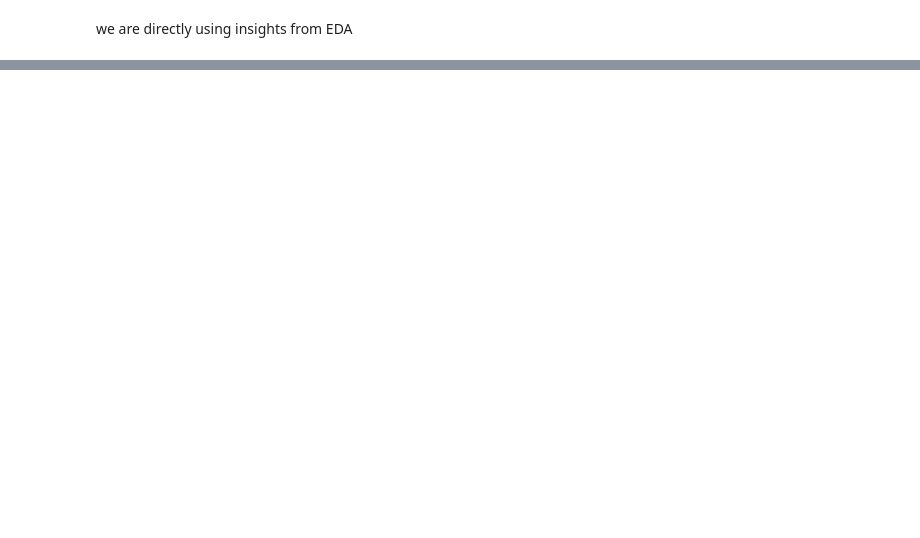
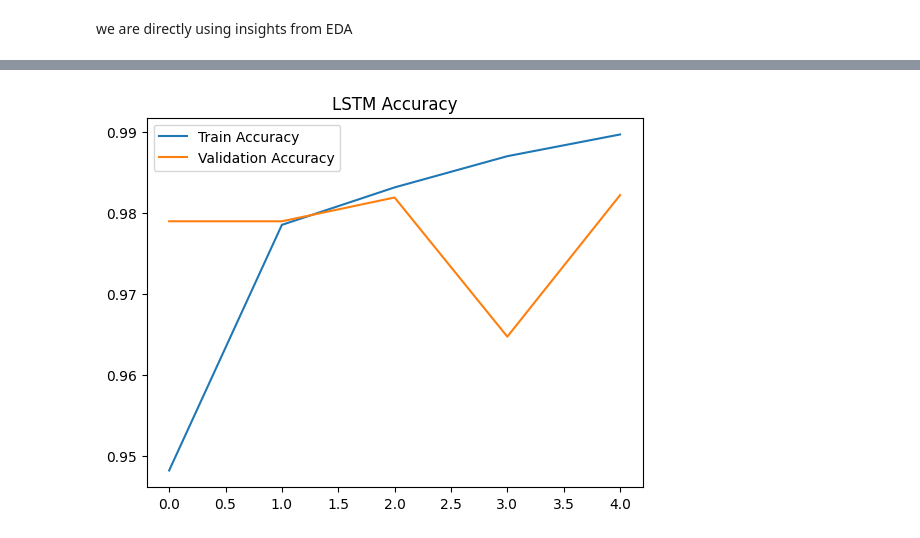
Before and after one commit to hiteshjha24/Fake-internship-and-Scam-job-detection, a Jupyter notebook: model_training.ipynb, the cells around one changed output, grey strips where cells are left out. Cells and saved outputs as stored; diff of their text form; code cells hidden in the pictures; blank space fills up the shorter version.

Commit message:
trained a DL model and saved the model

```diff
--- a/model_training.ipynb
+++ b/model_training.ipynb
@@ -18,0 +172,3 @@ ModuleNotFoundError: No module named 'imblearn'
+# %%
+smote = SMOTE(random_state=42)
+X_resampled, y_resampled = smote.fit_resample(X, y)
@@ -18,0 +181,13 @@ ModuleNotFoundError: No module named 'imblearn'
+# %%
+X_train, X_test, y_train, y_test = train_test_split(X_resampled, y_resampled, test_size=0.2, random_state=42)
+# %%
+lstm_model = Sequential([
+    Embedding(MAX_VOCAB_SIZE, EMBEDDING_DIM, input_length=MAX_SEQUENCE_LENGTH),
+    LSTM(64, dropout=0.2, recurrent_dropout=0.2),
+    Dense(32, activation='relu'),
+    Dropout(0.4),
+    Dense(1, activation='sigmoid')
+])
+# %%
+lstm_model.compile(loss='binary_crossentropy', optimizer='adam', metrics=['accuracy'])
+lstm_history = lstm_model.fit(X_train, y_train, epochs=5, batch_size=32, validation_data=(X_test, y_test))
@@ -18,0 +205,8 @@ ModuleNotFoundError: No module named 'imblearn'
+# %%
+plt.plot(lstm_history.history['accuracy'], label='Train Accuracy')
+plt.plot(lstm_history.history['val_accuracy'], label='Validation Accuracy')
+plt.title('LSTM Accuracy')
+plt.legend()
+plt.show()
+# %% [output]
+[figure, added]
```
Also changed, not shown: parts of 26 cells of this notebook, 2 other files.
